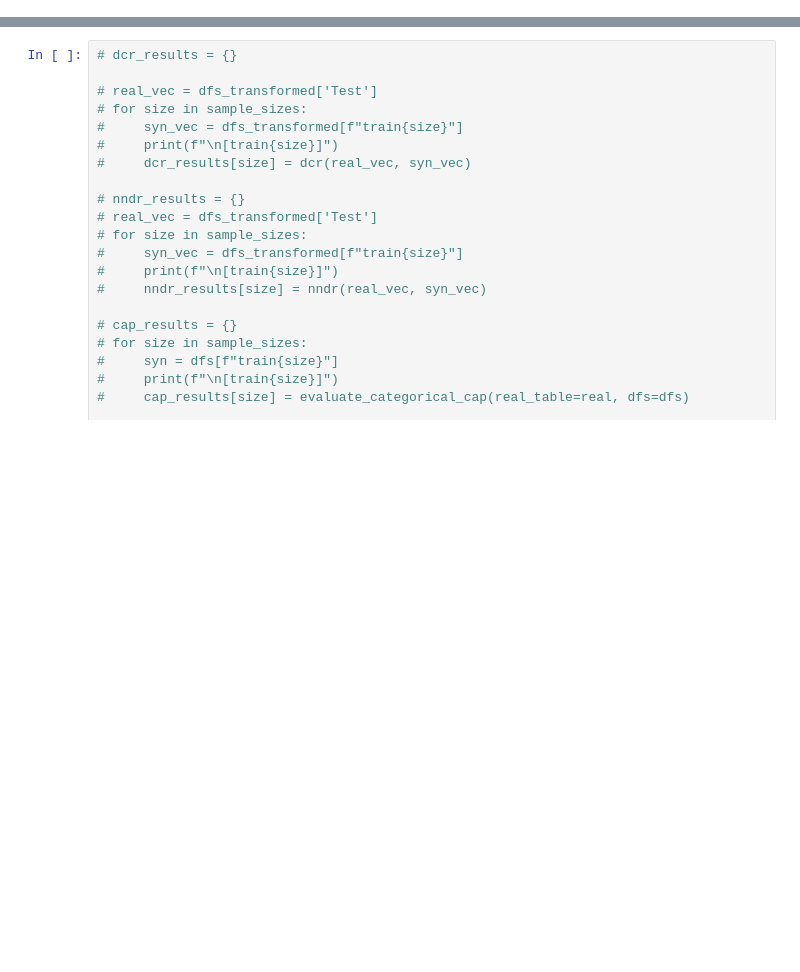
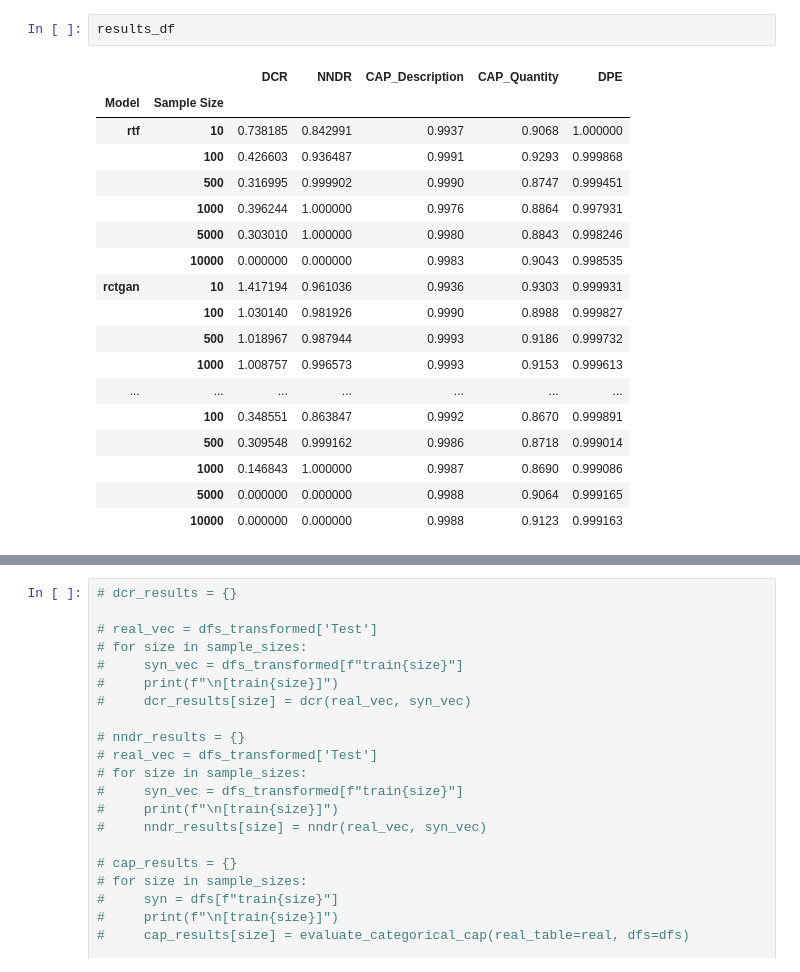
Before and after one commit to y2ahsong/SynPriv, a Jupyter notebook: exp/eval.ipynb, the cells around one changed output, grey strips where cells are left out. Cells and saved outputs as stored; diff of their text form; blank space fills up the shorter version.

```diff
--- a/exp/eval.ipynb
+++ b/exp/eval.ipynb
@@ -80,0 +69,21 @@ NNDR (median dist_1 / dist_2): 1.0000
+# %%
+results_df
+# %% [output]
+|  |  | DCR | NNDR | CAP_Description | CAP_Quantity | DPE |
+| Model | Sample Size |  |  |  |  |  |
+| rtf | 10 | 0.738185 | 0.842991 | 0.9937 | 0.9068 | 1.000000 |
+|  | 100 | 0.426603 | 0.936487 | 0.9991 | 0.9293 | 0.999868 |
+|  | 500 | 0.316995 | 0.999902 | 0.9990 | 0.8747 | 0.999451 |
+|  | 1000 | 0.396244 | 1.000000 | 0.9976 | 0.8864 | 0.997931 |
+|  | 5000 | 0.303010 | 1.000000 | 0.9980 | 0.8843 | 0.998246 |
+|  | 10000 | 0.000000 | 0.000000 | 0.9983 | 0.9043 | 0.998535 |
+| rctgan | 10 | 1.417194 | 0.961036 | 0.9936 | 0.9303 | 0.999931 |
+|  | 100 | 1.030140 | 0.981926 | 0.9990 | 0.8988 | 0.999827 |
+|  | 500 | 1.018967 | 0.987944 | 0.9993 | 0.9186 | 0.999732 |
+|  | 1000 | 1.008757 | 0.996573 | 0.9993 | 0.9153 | 0.999613 |
+| ... | ... | ... | ... | ... | ... | ... |
+|  | 100 | 0.348551 | 0.863847 | 0.9992 | 0.8670 | 0.999891 |
+|  | 500 | 0.309548 | 0.999162 | 0.9986 | 0.8718 | 0.999014 |
+|  | 1000 | 0.146843 | 1.000000 | 0.9987 | 0.8690 | 0.999086 |
+|  | 5000 | 0.000000 | 0.000000 | 0.9988 | 0.9064 | 0.999165 |
+|  | 10000 | 0.000000 | 0.000000 | 0.9988 | 0.9123 | 0.999163 |
```
Also changed, not shown: parts of 5 cells of this notebook, 1 other file.
